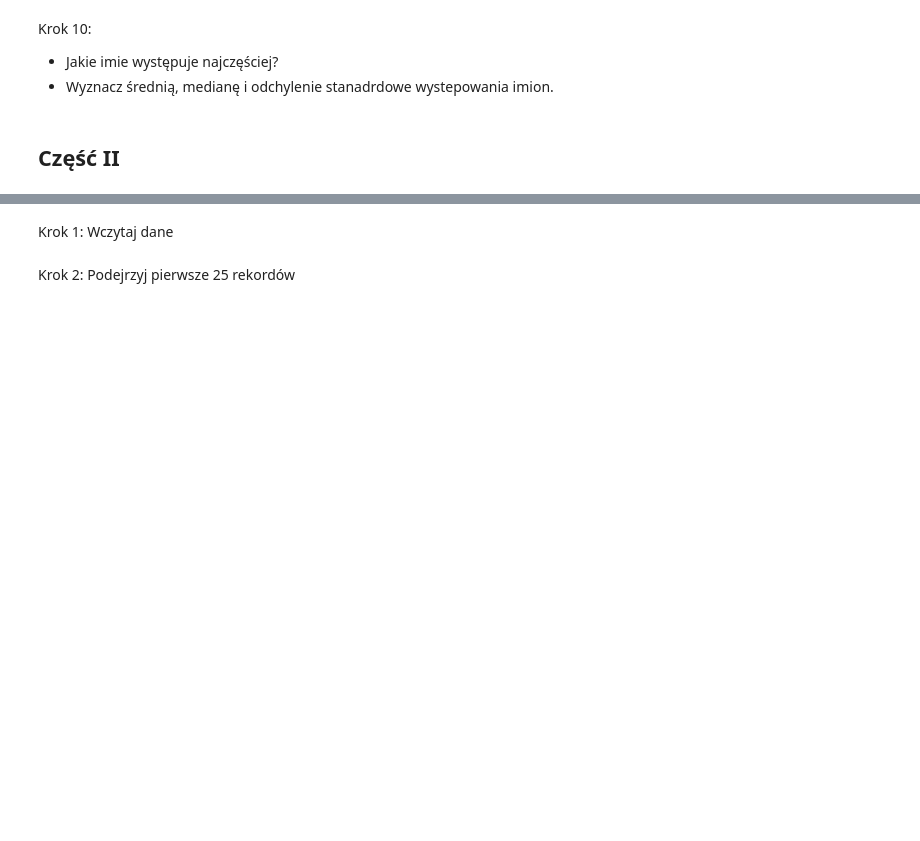
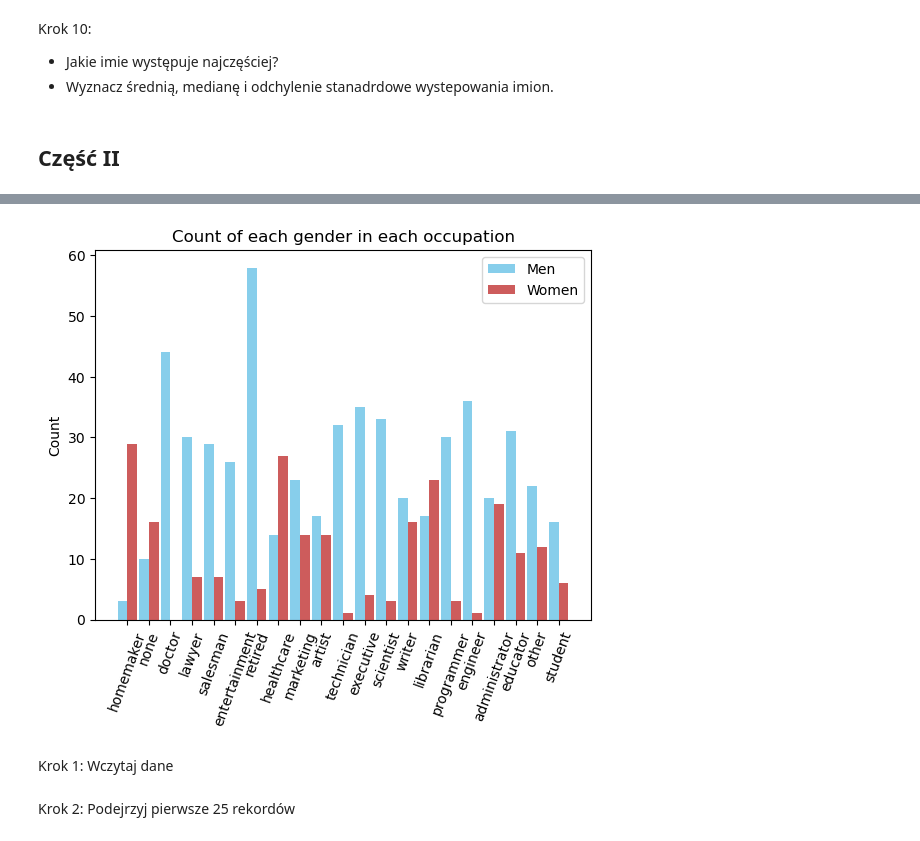
Before and after one commit to MariiaSaltykova/Saltykova_effective_python, a Jupyter notebook: lab12.ipynb, the cells around one changed output, grey strips where cells are left out. Saved outputs shown, nothing was run; the diff lists cells and outputs as text; code cells hidden in the pictures; blank space fills up the shorter version.

```diff
--- a/lab12.ipynb
+++ b/lab12.ipynb
@@ -206,3 +236,43 @@ Name: occupation, dtype: object
+# %%
+# 10
+average_age_of_F = []
+average_age_of_M = []
+
+for occup in all_occupations:
+    count = ocupations['occupation'].value_counts()[occup]
+
+    occup_F = ocupations.loc[ocupations['gender']=='F'].loc[ocupations['occupation']==occup]
+    age = occup_F['age'].groupby(occup_F['occupation'])
+    age = list(age.sum().sort_values())
+    if(len(age)==0):
+        age = [0]
+    average_age_of_F.append(round(age[0]/count))
+
+
+    occup_M = ocupations.loc[ocupations['gender']=='M'].loc[ocupations['occupation']==occup]
+    age = occup_M['age'].groupby(occup_M['occupation'])
+    age = list(age.sum().sort_values())
+    if(len(age)==0):
+        age = [0]
+    average_age_of_M.append(round(age[0]/count))
+
+# plot
+ind = np.arange(len(all_occupations))
+width = 0.45
+fig, ax = plt.subplots()
+rects1 = ax.bar(ind - width/2, average_age_of_M, width,
+                color='SkyBlue', label='Men')
+rects2 = ax.bar(ind + width/2, average_age_of_F, width,
+                color='IndianRed', label='Women')
+ax.set_ylabel('Count')
+ax.set_title('Count of each gender in each occupation')
+ax.set_xticks(ind)
+ax.set_xticklabels(all_occupations, rotation=70)
+ax.legend()
+
+plt.show()
+# %% [output]
+[figure, added]
 # %% [markdown]
 Krok 1: Wczytaj dane
 # %% [markdown]
```
Also changed, not shown: parts of 5 cells of this notebook.
